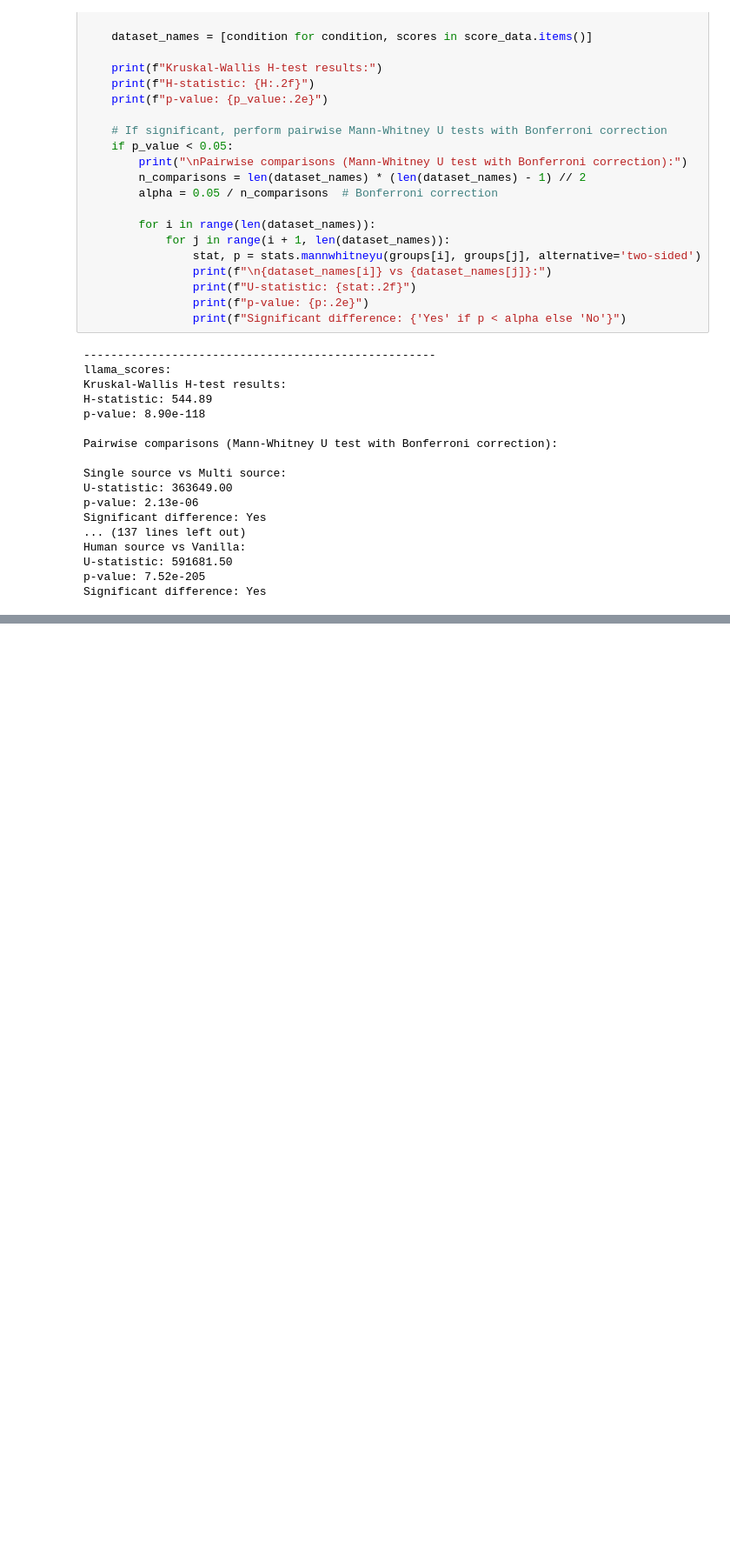
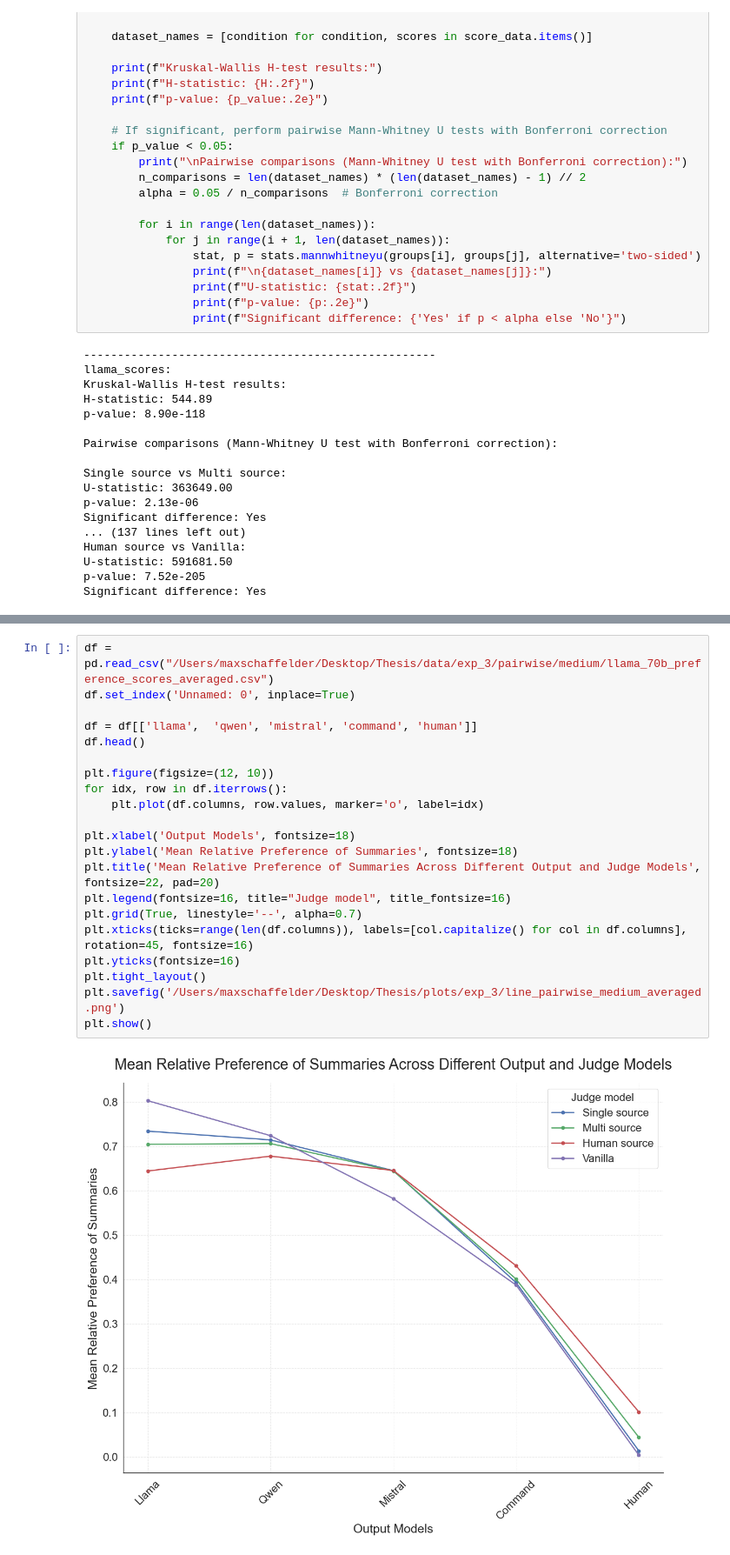
Before and after one commit to maxschaffelder/synthetic_data_diversity, a Jupyter notebook: exp_3/pairwise_rankings/analysis.ipynb, the cells around one changed output, grey strips where cells are left out. Shown at 87% size. Drawn from its saved outputs; the diff is of its cells as text; blank space fills up the shorter version.

```diff
--- a/exp_3/pairwise_rankings/analysis.ipynb
+++ b/exp_3/pairwise_rankings/analysis.ipynb
@@ -375,0 +628,23 @@ plt.show()
+# %%
+df = pd.read_csv("/Users/maxschaffelder/Desktop/Thesis/data/exp_3/pairwise/medium/llama_70b_preference_scores_averaged.csv")
+df.set_index('Unnamed: 0', inplace=True)
+
+df = df[['llama',  'qwen', 'mistral', 'command', 'human']]
+df.head()
+
+plt.figure(figsize=(12, 10))
+for idx, row in df.iterrows():
+    plt.plot(df.columns, row.values, marker='o', label=idx)
+
+plt.xlabel('Output Models', fontsize=18)
+plt.ylabel('Mean Relative Preference of Summaries', fontsize=18)
+plt.title('Mean Relative Preference of Summaries Across Different Output and Judge Models', fontsize=22, pad=20)
+plt.legend(fontsize=16, title="Judge model", title_fontsize=16)
+plt.grid(True, linestyle='--', alpha=0.7)
+plt.xticks(ticks=range(len(df.columns)), labels=[col.capitalize() for col in df.columns], rotation=45, fontsize=16)
+plt.yticks(fontsize=16)
+plt.tight_layout()
+plt.savefig('/Users/maxschaffelder/Desktop/Thesis/plots/exp_3/line_pairwise_medium_averaged.png')
+plt.show()
+# %% [output]
+[figure, added]
```
Also changed, not shown: parts of 20 cells of this notebook.
